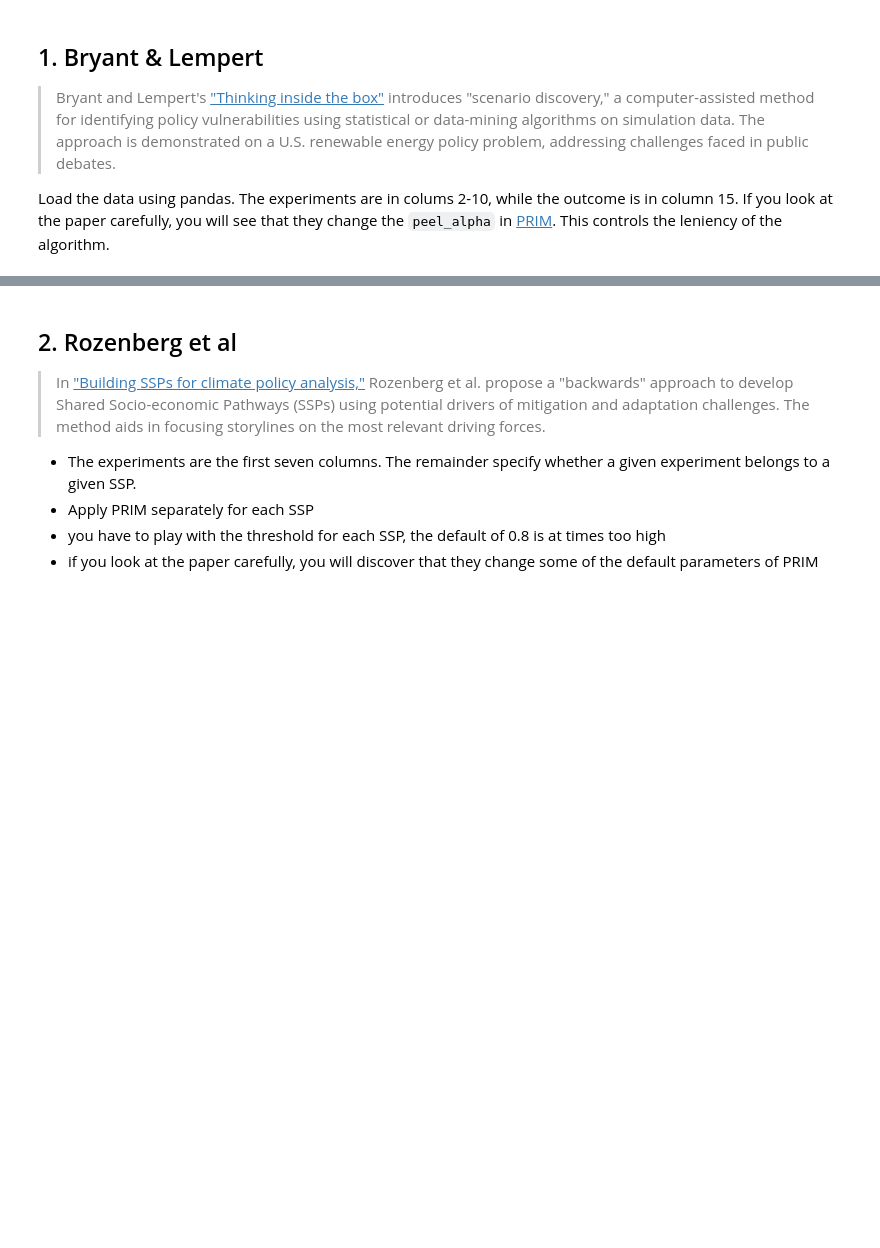
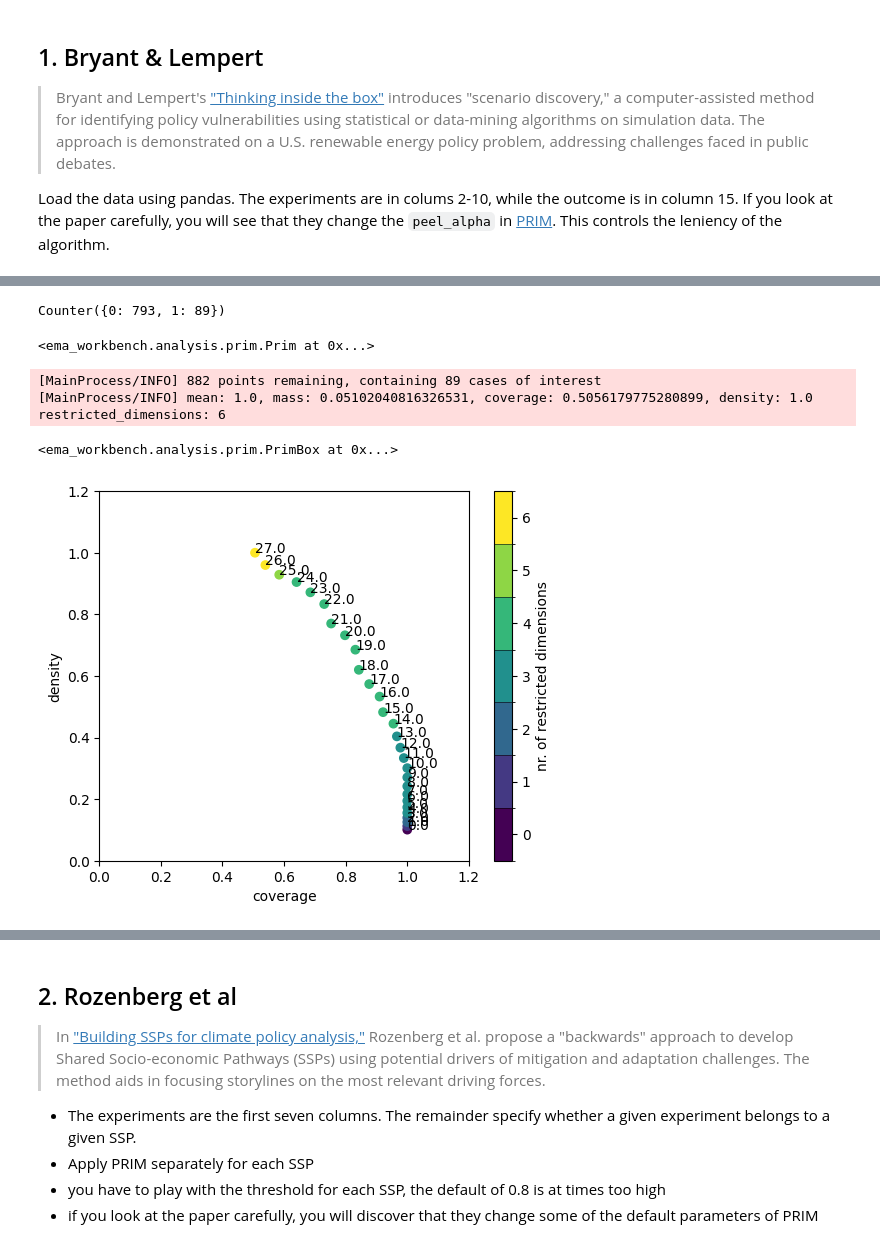
Before and after one commit to Thomas-4444/epa1361_open, a Jupyter notebook: Week 3-4 - vulnerability analysis/assignment 4 - scenario discovery.ipynb, the cells around one changed output, grey strips where cells are left out. Saved outputs shown, nothing was run; the diff lists cells and outputs as text; code cells hidden in the pictures; blank space fills up the shorter version.

```diff
--- a/Week 3-4 - vulnerability analysis/assignment 4 - scenario discovery.ipynb
+++ b/Week 3-4 - vulnerability analysis/assignment 4 - scenario discovery.ipynb
@@ -23,0 +41,3 @@ import pandas as pd
+# %%
+x = data.iloc[:,2:11]
+x
@@ -23,0 +58,3 @@ import pandas as pd
+# %%
+y = data.iloc[:,15].values
+y
@@ -23,0 +79,29 @@ import pandas as pd
+# %%
+import collections
+counter = collections.Counter(y)
+counter
+# %% [output]
+Counter({0: 793, 1: 89})
+# %%
+from ema_workbench import ema_logging
+ema_logging.log_to_stderr(ema_logging.INFO)
+prim_analysis = prim.Prim(x, y, threshold=0.2, peel_alpha=0.1) #threshold maakt hier niet uit, want 0 of 1 heb je.
+prim_analysis
+# %% [output]
+<ema_workbench.analysis.prim.Prim at 0x...>
+# %%
+from ema_workbench import ema_logging
+ema_logging.log_to_stderr(ema_logging.INFO)
+box1 = prim_analysis.find_box()
+box1
+# %% [output]
+[MainProcess/INFO] 882 points remaining, containing 89 cases of interest
+[MainProcess/INFO] mean: 1.0, mass: 0.05102040816326531, coverage: 0.5056179775280899, density: 1.0 restricted_dimensions: 6
+<ema_workbench.analysis.prim.PrimBox at 0x...>
+# %%
+import matplotlib.pyplot as plt
+
+box1.show_tradeoff(annotated=True)
+plt.show()
+# %% [output]
+[figure, added]
```
Also changed, not shown: parts of 6 cells of this notebook, 6 other files.
